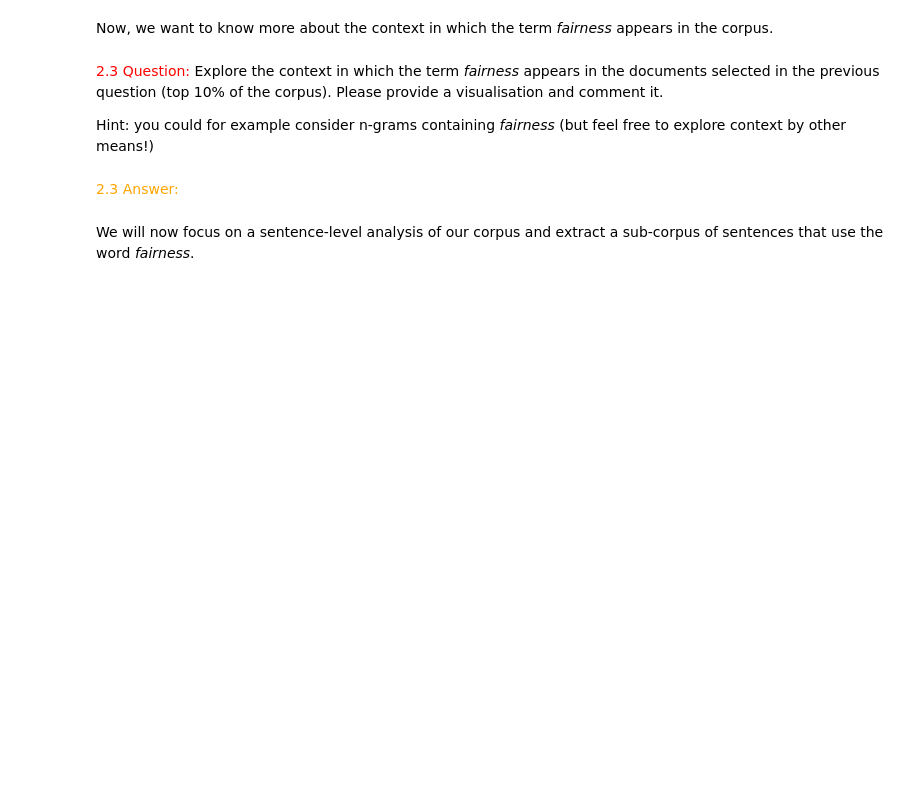
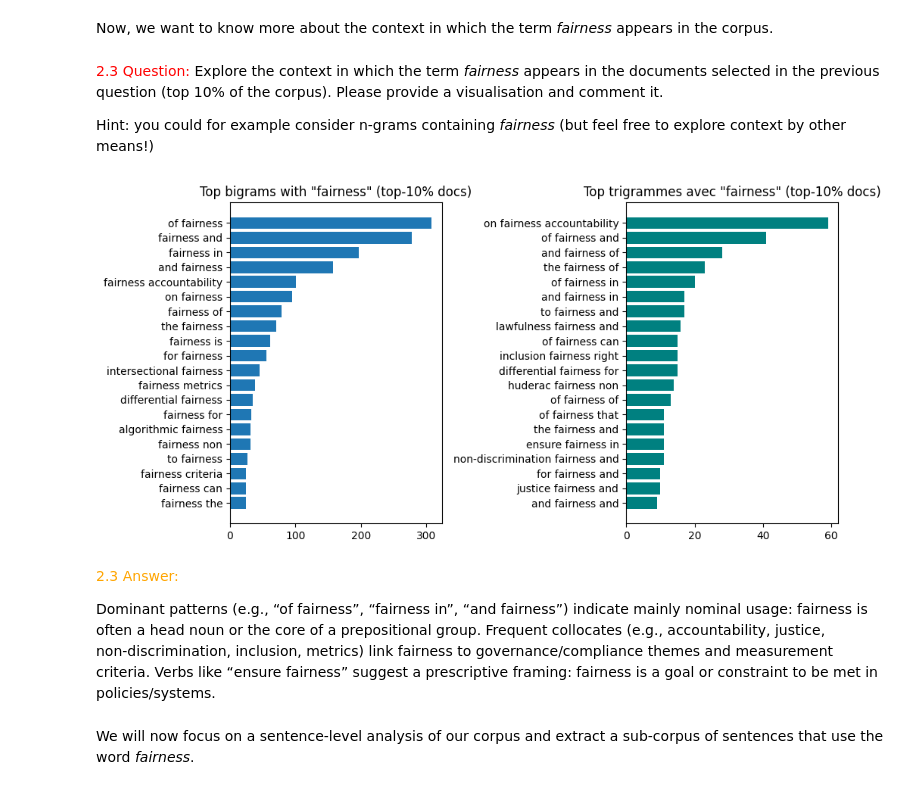
Before and after one commit to Hugosh71/Projet_CHAI_Fairness_TelecomParis, a Jupyter notebook: notebooks/IA_717_ProjectCHAI-fairness_2025.ipynb, the cells around one changed output. Cells and saved outputs as stored; diff of their text form; code cells hidden in the pictures; blank space fills up the shorter version.

```diff
--- a/notebooks/IA_717_ProjectCHAI-fairness_2025.ipynb
+++ b/notebooks/IA_717_ProjectCHAI-fairness_2025.ipynb
@@ -478,9 +579,67 @@ Now, we want to know more about the context in which the term _fairness_ appears
 
 Hint: you could for example consider n-grams containing _fairness_ (but feel free to explore context by other means!)
 # %%
-# To-do
+# Q2.3 — Local context of "fairness" (n‑grams) in the Top 10% docs
+from pathlib import Path
+import re
+import math
+import collections
+import matplotlib.pyplot as plt
+
+txt_root = Path("txts")
+word_re = re.compile(r"[A-Za-zÀ-ÖØ-öø-ÿ]+(?:[-'][A-Za-zÀ-ÖØ-öø-ÿ]+)?")
+
+def tokens(path: Path):
+    txt = path.read_text(encoding="utf-8", errors="ignore")
+    return [t.lower() for t in word_re.findall(txt)]
+
+# Reuse the Top 10% ranking (Q2.2, raw counts)
+counts = {}
+for p in sorted(txt_root.glob("*.txt"), key=lambda q: int(q.stem)):
+    toks = tokens(p)
+    counts[p.stem] = sum(1 for t in toks if t == "fairness")
+
+N = len(counts)
+K = max(1, math.ceil(0.10 * N))
+top_docs = set([k for k, _ in sorted(counts.items(), key=lambda x: x[1], reverse=True)[:K]])
+
+# n‑grams around "fairness" (±5 window)
+bigrams = collections.Counter()
+trigrams = collections.Counter()
+for p in sorted(txt_root.glob("*.txt"), key=lambda q: int(q.stem)):
+    if p.stem not in top_docs:
+        continue
+    toks = tokens(p)
+    idxs = [i for i, t in enumerate(toks) if t == "fairness"]
+    for i in idxs:
+        if i - 1 >= 0:
+            bigrams[(toks[i - 1], "fairness")] += 1
+        if i + 1 < len(toks):
+            bigrams[("fairness", toks[i + 1])] += 1
+        if i - 1 >= 0 and i + 1 < len(toks):
+            trigrams[(toks[i - 1], "fairness", toks[i + 1])] += 1
+
+TOP = 20
+b_top = bigrams.most_common(TOP)
+t_top = trigrams.most_common(TOP)
+
+plt.figure(figsize=(10, 5))
+plt.subplot(1, 2, 1)
+plt.barh([" ".join(k) for k, _ in b_top][::-1], [v for _, v in b_top][::-1])
+plt.title('Top bigrams with "fairness" (top-10% docs)')
+plt.tight_layout()
+
+plt.subplot(1, 2, 2)
+plt.barh([" ".join(k) for k, _ in t_top][::-1], [v for _, v in t_top][::-1], color='teal')
+plt.title('Top trigrammes avec "fairness" (top-10% docs)')
+plt.tight_layout()
+plt.show()
+# %% [output]
+[figure, added]
 # %% [markdown]
 <font color="orange">2.3 Answer:</font>
+
+Dominant patterns (e.g., “of fairness”, “fairness in”, “and fairness”) indicate mainly nominal usage: fairness is often a head noun or the core of a prepositional group. Frequent collocates (e.g., accountability, justice, non‑discrimination, inclusion, metrics) link fairness to governance/compliance themes and measurement criteria. Verbs like “ensure fairness” suggest a prescriptive framing: fairness is a goal or constraint to be met in policies/systems.
 # %% [markdown]
 We will now focus on a sentence-level analysis of our corpus and extract a sub-corpus of sentences that use the word _fairness_.
 # %% [markdown]
```
Also changed, not shown: parts of 10 cells of this notebook.
